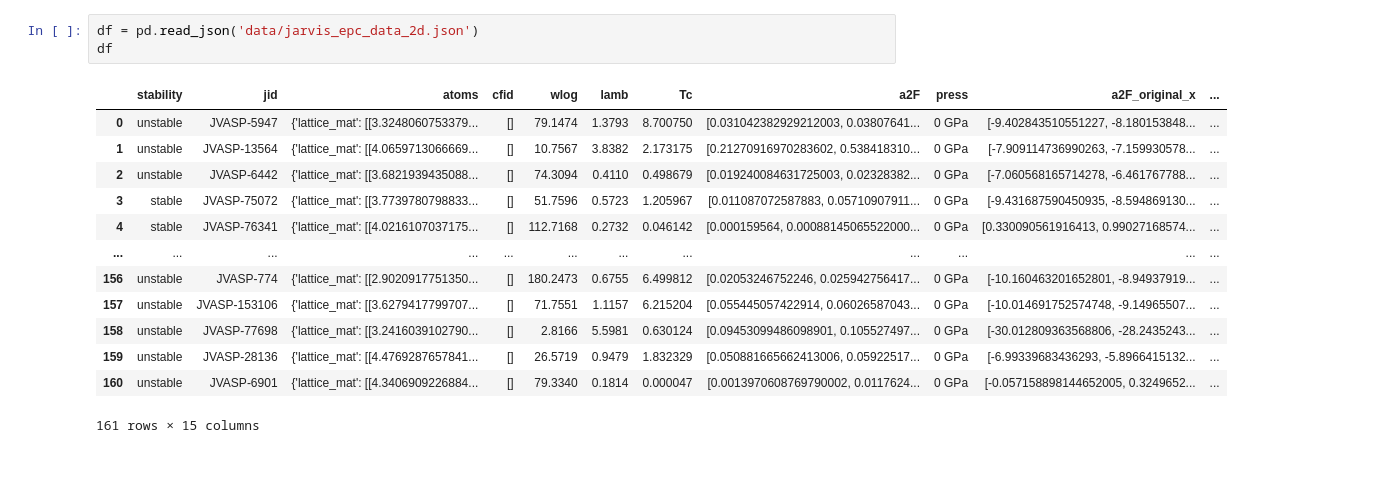
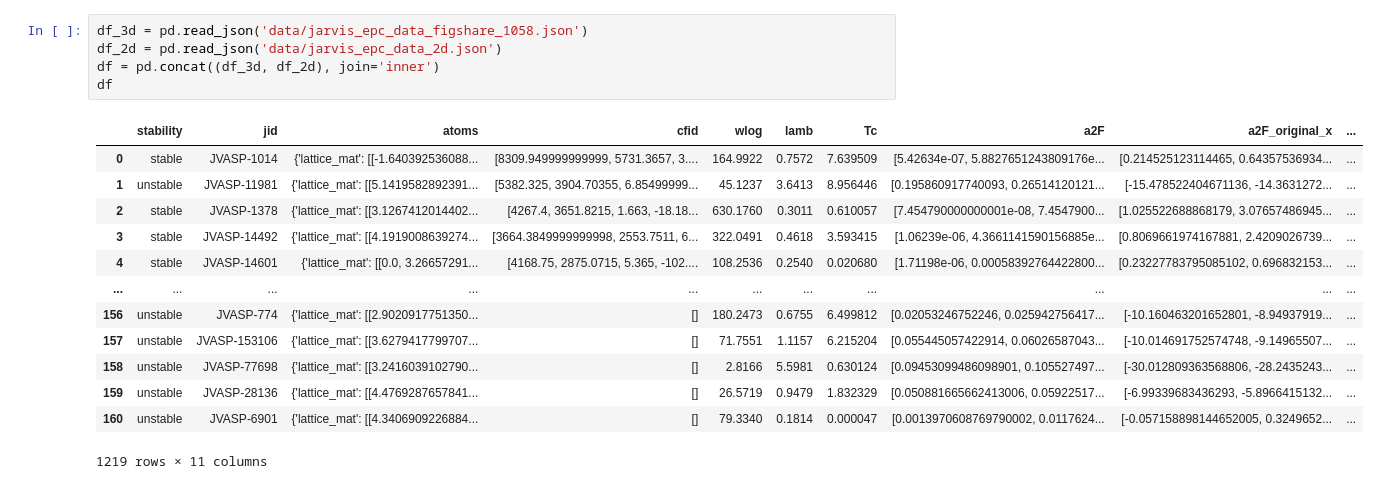
Before and after one commit to oytang/Agent47-Material, a Jupyter notebook: data.ipynb, the cells around one changed output. Cells and saved outputs as stored; diff of their text form.

Commit message:
Begin data preprocessing

```diff
--- a/data.ipynb
+++ b/data.ipynb
@@ -20,17 +4,19 @@ df
-# %%
-df = pd.read_json('data/jarvis_epc_data_2d.json')
-df
-# %% [output]
-|  | stability | jid | atoms | cfid | wlog | lamb | Tc | a2F | press | a2F_original_x | ... |
-| 0 | unstable | JVASP-5947 | {'lattice_mat': [[3.3248060753379... | [] | 79.1474 | 1.3793 | 8.700750 | [0.031042382929212003, 0.03807641... | 0 GPa | [-9.402843510551227, -8.180153848... | ... |
-| 1 | unstable | JVASP-13564 | {'lattice_mat': [[4.0659713066669... | [] | 10.7567 | 3.8382 | 2.173175 | [0.21270916970283602, 0.538418310... | 0 GPa | [-7.909114736990263, -7.159930578... | ... |
-| 2 | unstable | JVASP-6442 | {'lattice_mat': [[3.6821939435088... | [] | 74.3094 | 0.4110 | 0.498679 | [0.019240084631725003, 0.02328382... | 0 GPa | [-7.060568165714278, -6.461767788... | ... |
-| 3 | stable | JVASP-75072 | {'lattice_mat': [[3.7739780798833... | [] | 51.7596 | 0.5723 | 1.205967 | [0.011087072587883, 0.05710907911... | 0 GPa | [-9.431687590450935, -8.594869130... | ... |
-| 4 | stable | JVASP-76341 | {'lattice_mat': [[4.0216107037175... | [] | 112.7168 | 0.2732 | 0.046142 | [0.000159564, 0.00088145065522000... | 0 GPa | [0.330090561916413, 0.99027168574... | ... |
-| ... | ... | ... | ... | ... | ... | ... | ... | ... | ... | ... | ... |
-| 156 | unstable | JVASP-774 | {'lattice_mat': [[2.9020917751350... | [] | 180.2473 | 0.6755 | 6.499812 | [0.02053246752246, 0.025942756417... | 0 GPa | [-10.160463201652801, -8.94937919... | ... |
-| 157 | unstable | JVASP-153106 | {'lattice_mat': [[3.6279417799707... | [] | 71.7551 | 1.1157 | 6.215204 | [0.055445057422914, 0.06026587043... | 0 GPa | [-10.014691752574748, -9.14965507... | ... |
-| 158 | unstable | JVASP-77698 | {'lattice_mat': [[3.2416039102790... | [] | 2.8166 | 5.5981 | 0.630124 | [0.09453099486098901, 0.105527497... | 0 GPa | [-30.012809363568806, -28.2435243... | ... |
-| 159 | unstable | JVASP-28136 | {'lattice_mat': [[4.4769287657841... | [] | 26.5719 | 0.9479 | 1.832329 | [0.050881665662413006, 0.05922517... | 0 GPa | [-6.99339683436293, -5.8966415132... | ... |
-| 160 | unstable | JVASP-6901 | {'lattice_mat': [[4.3406909226884... | [] | 79.3340 | 0.1814 | 0.000047 | [0.0013970608769790002, 0.0117624... | 0 GPa | [-0.057158898144652005, 0.3249652... | ... |
-161 rows × 15 columns
+# %%
+df_3d = pd.read_json('data/jarvis_epc_data_figshare_1058.json')
+df_2d = pd.read_json('data/jarvis_epc_data_2d.json')
+df = pd.concat((df_3d, df_2d), join='inner')
+df
+# %% [output]
+|  | stability | jid | atoms | cfid | wlog | lamb | Tc | a2F | a2F_original_x | ... |
+| 0 | stable | JVASP-1014 | {'lattice_mat': [[-1.640392536088... | [8309.949999999999, 5731.3657, 3.... | 164.9922 | 0.7572 | 7.639509 | [5.42634e-07, 5.8827651243809176e... | [0.214525123114465, 0.64357536934... | ... |
+| 1 | unstable | JVASP-11981 | {'lattice_mat': [[5.1419582892391... | [5382.325, 3904.70355, 6.85499999... | 45.1237 | 3.6413 | 8.956446 | [0.195860917740093, 0.26514120121... | [-15.478522404671136, -14.3631272... | ... |
+| 2 | stable | JVASP-1378 | {'lattice_mat': [[3.1267412014402... | [4267.4, 3651.8215, 1.663, -18.18... | 630.1760 | 0.3011 | 0.610057 | [7.454790000000001e-08, 7.4547900... | [1.025522688868179, 3.07657486945... | ... |
+| 3 | stable | JVASP-14492 | {'lattice_mat': [[4.1919008639274... | [3664.3849999999998, 2553.7511, 6... | 322.0491 | 0.4618 | 3.593415 | [1.06239e-06, 4.3661141590156885e... | [0.8069661974167881, 2.4209026739... | ... |
+| 4 | stable | JVASP-14601 | {'lattice_mat': [[0.0, 3.26657291... | [4168.75, 2875.0715, 5.365, -102.... | 108.2536 | 0.2540 | 0.020680 | [1.71198e-06, 0.00058392764422800... | [0.23227783795085102, 0.696832153... | ... |
+| ... | ... | ... | ... | ... | ... | ... | ... | ... | ... | ... |
+| 156 | unstable | JVASP-774 | {'lattice_mat': [[2.9020917751350... | [] | 180.2473 | 0.6755 | 6.499812 | [0.02053246752246, 0.025942756417... | [-10.160463201652801, -8.94937919... | ... |
+| 157 | unstable | JVASP-153106 | {'lattice_mat': [[3.6279417799707... | [] | 71.7551 | 1.1157 | 6.215204 | [0.055445057422914, 0.06026587043... | [-10.014691752574748, -9.14965507... | ... |
+| 158 | unstable | JVASP-77698 | {'lattice_mat': [[3.2416039102790... | [] | 2.8166 | 5.5981 | 0.630124 | [0.09453099486098901, 0.105527497... | [-30.012809363568806, -28.2435243... | ... |
+| 159 | unstable | JVASP-28136 | {'lattice_mat': [[4.4769287657841... | [] | 26.5719 | 0.9479 | 1.832329 | [0.050881665662413006, 0.05922517... | [-6.99339683436293, -5.8966415132... | ... |
+| 160 | unstable | JVASP-6901 | {'lattice_mat': [[4.3406909226884... | [] | 79.3340 | 0.1814 | 0.000047 | [0.0013970608769790002, 0.0117624... | [-0.057158898144652005, 0.3249652... | ... |
+1219 rows × 11 columns
```
Also changed, not shown: parts of 3 cells of this notebook, 2 other files.
